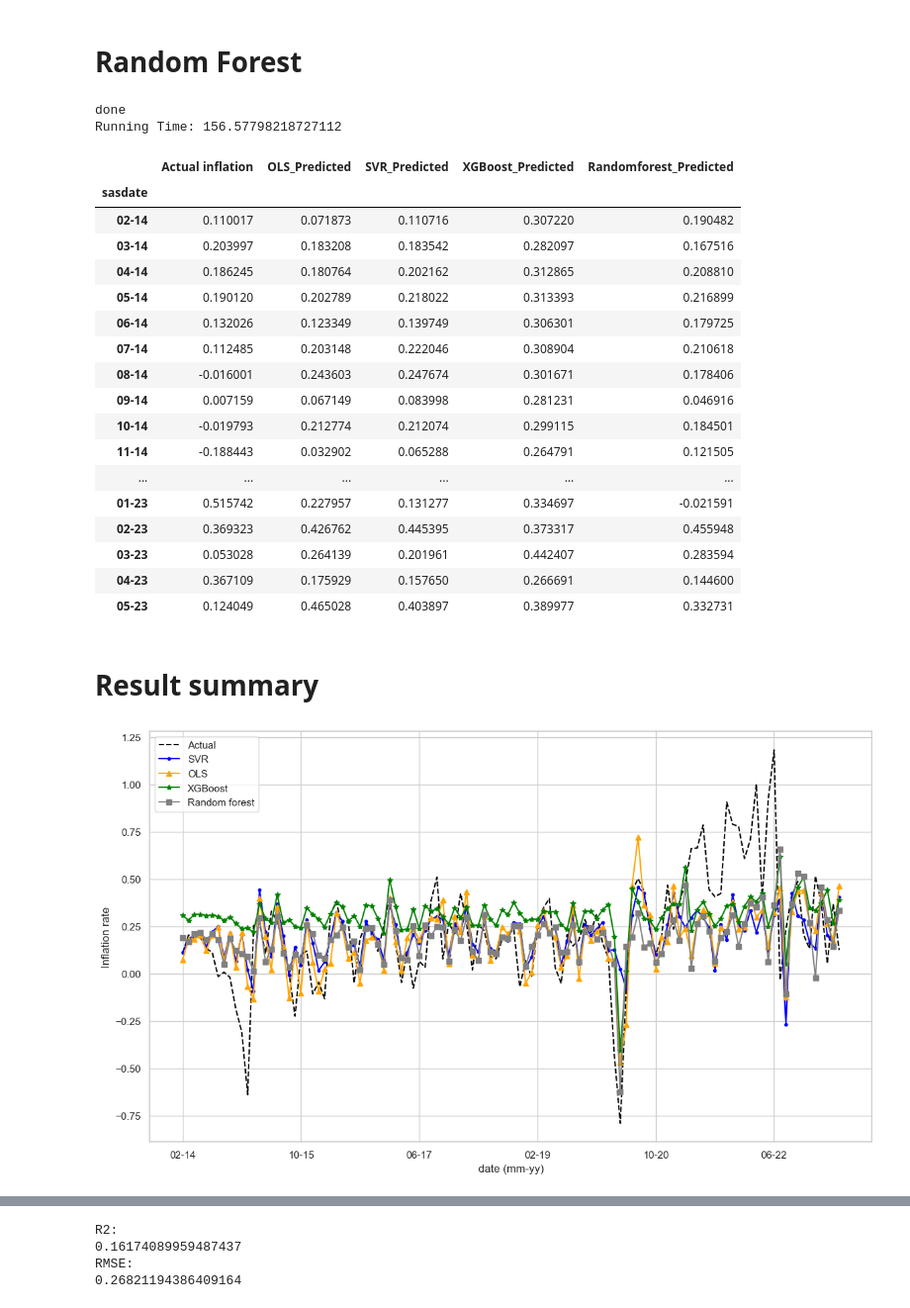
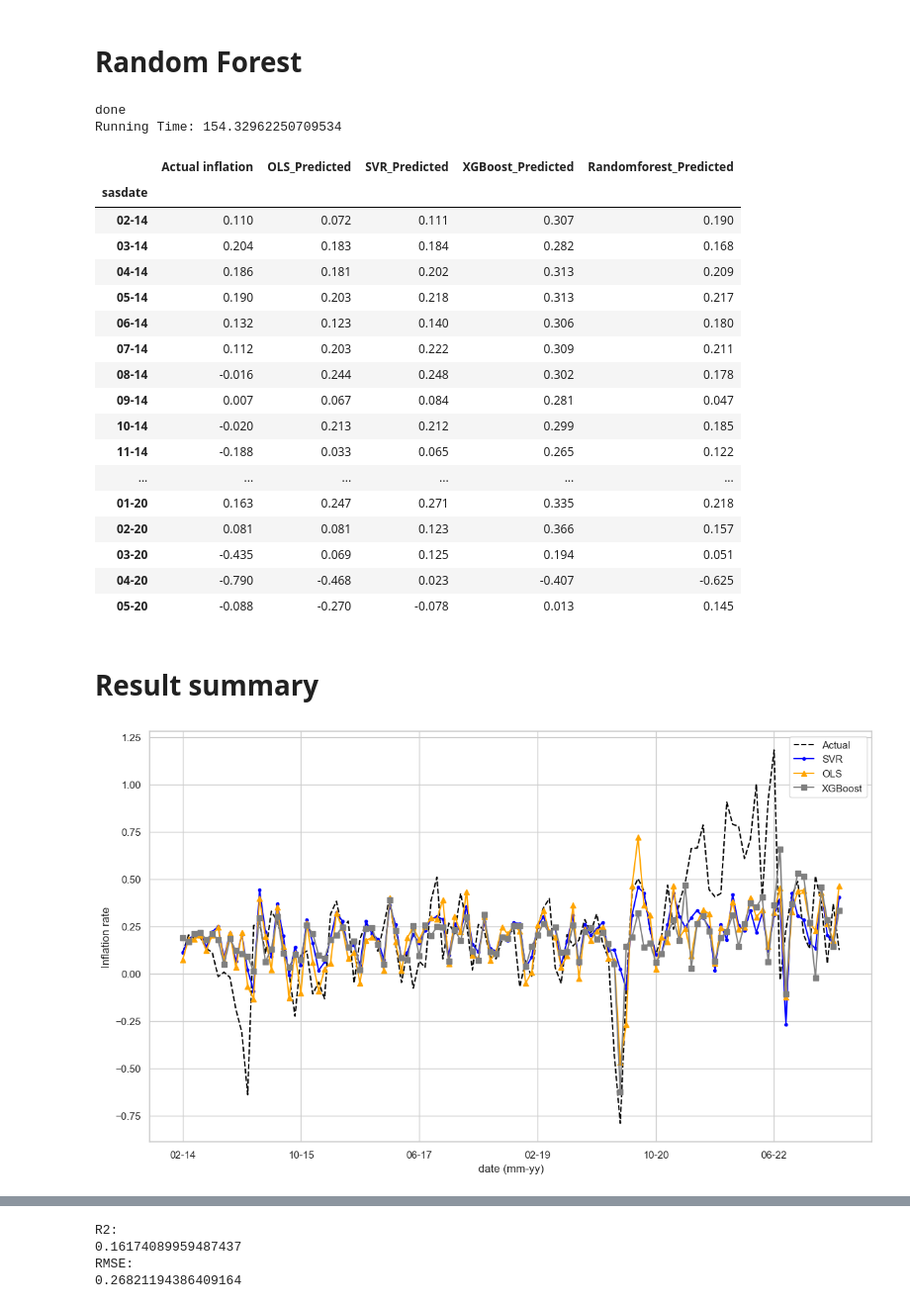
Before and after one commit to inflamcucum/ECON4305-group-project-team7, a Jupyter notebook: Combined models.ipynb, the cells around one changed output, grey strips where cells are left out. Shown at 99% size. Saved outputs shown, nothing was run; the diff lists cells and outputs as text; code cells hidden in the pictures.

Commit message:
Add files via upload
results for all ML models so far (OLS, SVM, XGBoost, Random forest)

```diff
--- a/Combined models.ipynb
+++ b/Combined models.ipynb
@@ -323,7 +330,7 @@ pipeline_final = Pipeline(steps_final)
 # %%
 start=time.time()
 
-n_train = 261
+n_train = int(len(X)*train_ratio)
 
 n_records = len(X)
 
@@ -391,7 +398,7 @@ pipeline_final = Pipeline(steps_final)
 # %%
 start=time.time()
 
-n_train = int(len(X)*0.7)
+n_train = int(len(X)*train_ratio)
 
 n_records = len(X)
 
@@ -458,7 +465,7 @@ pipeline = Pipeline([
 # %%
 start=time.time()
 
-n_train = 261
+n_train = int(len(X)*train_ratio)
 
 n_records = len(X)
 
@@ -537,7 +544,7 @@ steps_final = [('scaler', StandardScaler(copy=True, with_mean=True, with_std=Tru
 
 pipeline_final = Pipeline(steps_final)
 
-n_train = int(len(X)*0.7)
+n_train = int(len(X)*train_ratio)
 
 n_records = len(X)
 
@@ -568,43 +575,44 @@ end=time.time()
 print("Running Time:", end - start)
 # %% [output]
 done
-Running Time: 156.57798218727112
+Running Time: 154.32962250709534
 # %%
 pd.options.display.max_rows=300
 result["Randomforest_Predicted"] = y_ranforest_pred_list
-
-result
+pd.options.display.float_format = '{:.3f}'.format
+resultb4pan=result.iloc[:-36,:]
+resultb4pan
 # %% [output]
 |  | Actual inflation | OLS_Predicted | SVR_Predicted | XGBoost_Predicted | Randomforest_Predicted |
 | sasdate |  |  |  |  |  |
-| 02-14 | 0.110017 | 0.071873 | 0.110716 | 0.307220 | 0.190482 |
-| 03-14 | 0.203997 | 0.183208 | 0.183542 | 0.282097 | 0.167516 |
-| 04-14 | 0.186245 | 0.180764 | 0.202162 | 0.312865 | 0.208810 |
-| 05-14 | 0.190120 | 0.202789 | 0.218022 | 0.313393 | 0.216899 |
-| 06-14 | 0.132026 | 0.123349 | 0.139749 | 0.306301 | 0.179725 |
-| 07-14 | 0.112485 | 0.203148 | 0.222046 | 0.308904 | 0.210618 |
-| 08-14 | -0.016001 | 0.243603 | 0.247674 | 0.301671 | 0.178406 |
-| 09-14 | 0.007159 | 0.067149 | 0.083998 | 0.281231 | 0.046916 |
-| 10-14 | -0.019793 | 0.212774 | 0.212074 | 0.299115 | 0.184501 |
-| 11-14 | -0.188443 | 0.032902 | 0.065288 | 0.264791 | 0.121505 |
+| 02-14 | 0.110 | 0.072 | 0.111 | 0.307 | 0.190 |
+| 03-14 | 0.204 | 0.183 | 0.184 | 0.282 | 0.168 |
+| 04-14 | 0.186 | 0.181 | 0.202 | 0.313 | 0.209 |
+| 05-14 | 0.190 | 0.203 | 0.218 | 0.313 | 0.217 |
+| 06-14 | 0.132 | 0.123 | 0.140 | 0.306 | 0.180 |
+| 07-14 | 0.112 | 0.203 | 0.222 | 0.309 | 0.211 |
+| 08-14 | -0.016 | 0.244 | 0.248 | 0.302 | 0.178 |
+| 09-14 | 0.007 | 0.067 | 0.084 | 0.281 | 0.047 |
+| 10-14 | -0.020 | 0.213 | 0.212 | 0.299 | 0.185 |
+| 11-14 | -0.188 | 0.033 | 0.065 | 0.265 | 0.122 |
 | ... | ... | ... | ... | ... | ... |
-| 01-23 | 0.515742 | 0.227957 | 0.131277 | 0.334697 | -0.021591 |
-| 02-23 | 0.369323 | 0.426762 | 0.445395 | 0.373317 | 0.455948 |
-| 03-23 | 0.053028 | 0.264139 | 0.201961 | 0.442407 | 0.283594 |
-| 04-23 | 0.367109 | 0.175929 | 0.157650 | 0.266691 | 0.144600 |
-| 05-23 | 0.124049 | 0.465028 | 0.403897 | 0.389977 | 0.332731 |
+| 01-20 | 0.163 | 0.247 | 0.271 | 0.335 | 0.218 |
+| 02-20 | 0.081 | 0.081 | 0.123 | 0.366 | 0.157 |
+| 03-20 | -0.435 | 0.069 | 0.125 | 0.194 | 0.051 |
+| 04-20 | -0.790 | -0.468 | 0.023 | -0.407 | -0.625 |
+| 05-20 | -0.088 | -0.270 | -0.078 | 0.013 | 0.145 |
 # %% [markdown]
 # Result summary
 # %%
 (result["Actual inflation"]).plot(color="black",linestyle="--")
 (result["SVR_Predicted"]).plot(color="blue",marker=".")
 (result["OLS_Predicted"]).plot(color="orange",marker="^")
-(result["XGBoost_Predicted"]).plot(color="green",marker="*")
+#(result["XGBoost_Predicted"]).plot(color="green",marker="*")
 (result["Randomforest_Predicted"]).plot(color="grey",marker="s")
 plt.legend(["Actual","SVR","OLS","XGBoost","Random forest"])
 plt.xlabel("date (mm-yy)")
 plt.ylabel("Inflation rate")
 plt.show()
 # %% [output]
-[figure, old version]
+[figure, new version]
 # %%
```
Also changed, not shown: parts of 17 cells of this notebook, 2 other files.
